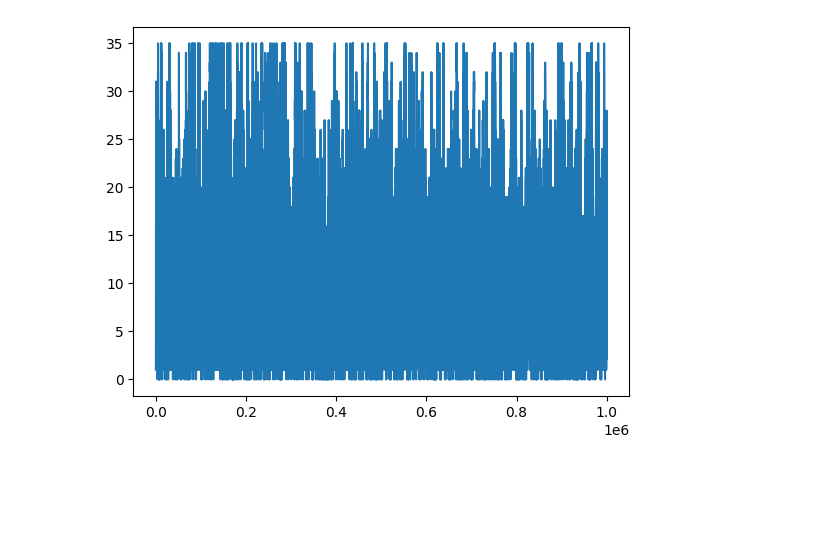
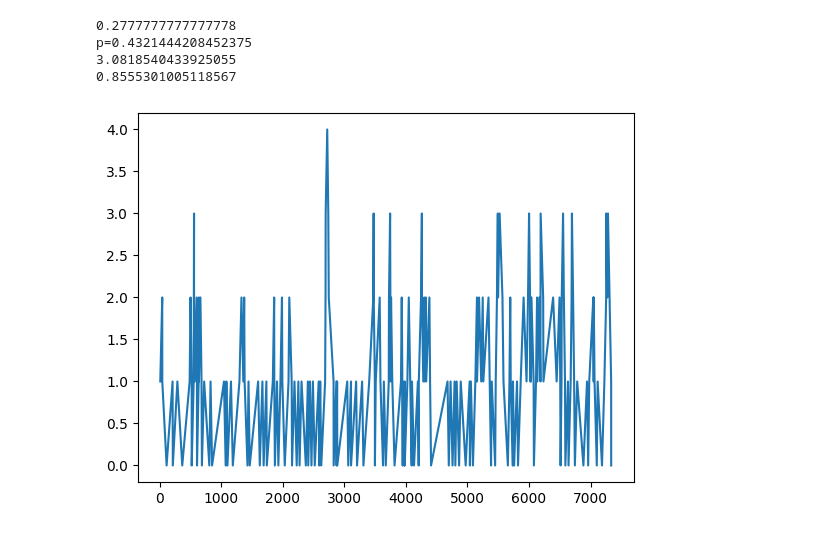
Before and after one commit to Velnbur/mgnk-queue-modeling, a Jupyter notebook: notebooks/visualize.ipynb, the cells around one changed output. Drawn from its saved outputs; the diff is of its cells as text; code cells hidden in the pictures; blank space fills up the shorter version.

```diff
--- a/notebooks/visualize.ipynb
+++ b/notebooks/visualize.ipynb
@@ -1,26 +17,67 @@
+# %%
+import math
+
+def P_0(lambda_, mu, K, c):
+    return (sum([lambda_**k / (mu**k * math.factorial(k))
+                 for k in range(0, c + 1)])
+            + lambda_**c / (mu**c * math.factorial(c))
+            * sum([lambda_**(k - c) / (mu**(k-c) * c**(k-c))
+                   for k in range(c + 1, K + 1)]))**(-1)
+
+def Ro(lambda_, c, mu):
+    return lambda_ / (c * mu)
+
+def W_q(lambda_, mu, K, c):
+    ro = Ro(lambda_, c, mu)
+    print(ro)
+
+    p = P_0(lambda_, mu, K, c)
+    print(f"{p=}")
+
+    return (ro * (ro * c)**c)/(lambda_ * (1-ro)**2 * math.factorial(c))
+
+def Theta(lambda_, mu, K, c):
+    ro = Ro(lambda_, c, mu)
+
+    return lambda_/mu + P_0(lambda_, mu, K, c) * (ro * (ro * c)**c)/((1-ro)**2 * math.factorial(c))
+
+m = 8
+n = 3
+l = 1/60
+mu = 1/50
+
+w_q = (W_q(l, mu, m, n))
+print(w_q)
+theta = Theta(l, mu, m, n)
+print(theta)
+# %% [output]
+0.2777777777777778
+p=0.4321444208452375
+3.0818540433925055
+0.8555301005118567
 # %%
 from matplotlib import pyplot as plt
 import csv
 
 
 data = []
 
-with open('../10.000.csv', 'r') as f:
+with open('../100.000.000-exp.csv', 'r') as f:
     reader = csv.reader(f)
     for row in reader:
         data.append(row)
 
 # remove header
 data = data[1:]
 
 
 seconds = [float(row[0]) for row in data]
 requests_in_system = [int(row[1]) for row in data]
 queue_length_mean = [float(row[3]) for row in data]
 waiting_mean = [float(row[2]) for row in data]
 
 
-plt.plot(seconds, requests_in_system)
+plt.plot(seconds[:250], requests_in_system[:250])
 plt.savefig('10_000_seconds-requests_in_system.png')
 # %% [output]
-[figure, old version]
+[figure, new version]
```
Also changed, not shown: parts of 7 cells of this notebook, 13 other files.
